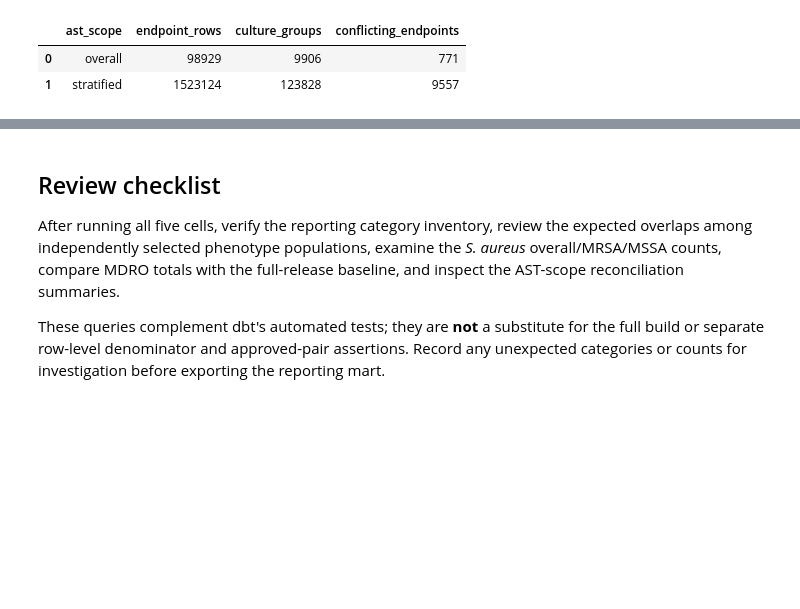
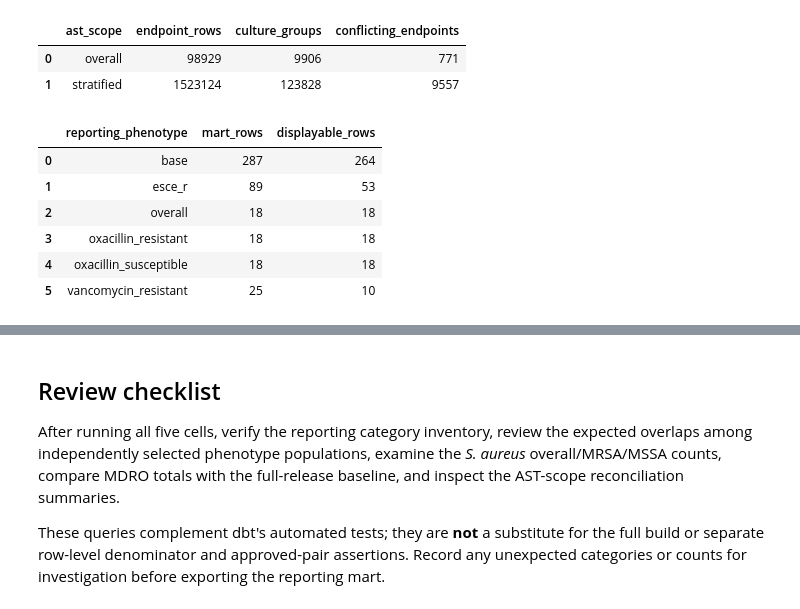
Before and after one commit to clarkbrendenj/ELT-Microbiology, a Jupyter notebook: notebooks/pipeline validation/13_validate_phenotype_stratified_antibiogram.ipynb, the cells around one changed output, grey strips where cells are left out. Drawn from its saved outputs; the diff is of its cells as text; code cells hidden in the pictures; blank space fills up the shorter version.

```diff
--- a/notebooks/pipeline validation/13_validate_phenotype_stratified_antibiogram.ipynb
+++ b/notebooks/pipeline validation/13_validate_phenotype_stratified_antibiogram.ipynb
@@ -161,3 +161,23 @@ group by ast_scope;
 |  | ast_scope | endpoint_rows | culture_groups | conflicting_endpoints |
 | 0 | overall | 98929 | 9906 | 771 |
 | 1 | stratified | 1523124 | 123828 | 9557 |
+# %%
+%sql
+select
+    reporting_phenotype,
+    count(*) as mart_rows,
+    sum(case
+        when display_status = 'display' then 1
+        else 0
+    end) as displayable_rows
+from workspace.micro_dev.mart_susceptibility
+group by reporting_phenotype
+order by reporting_phenotype;
+# %% [output]
+|  | reporting_phenotype | mart_rows | displayable_rows |
+| 0 | base | 287 | 264 |
+| 1 | esce_r | 89 | 53 |
+| 2 | overall | 18 | 18 |
+| 3 | oxacillin_resistant | 18 | 18 |
+| 4 | oxacillin_susceptible | 18 | 18 |
+| 5 | vancomycin_resistant | 25 | 10 |
```
Also changed, not shown: parts of 3 cells of this notebook, 2 other files.
